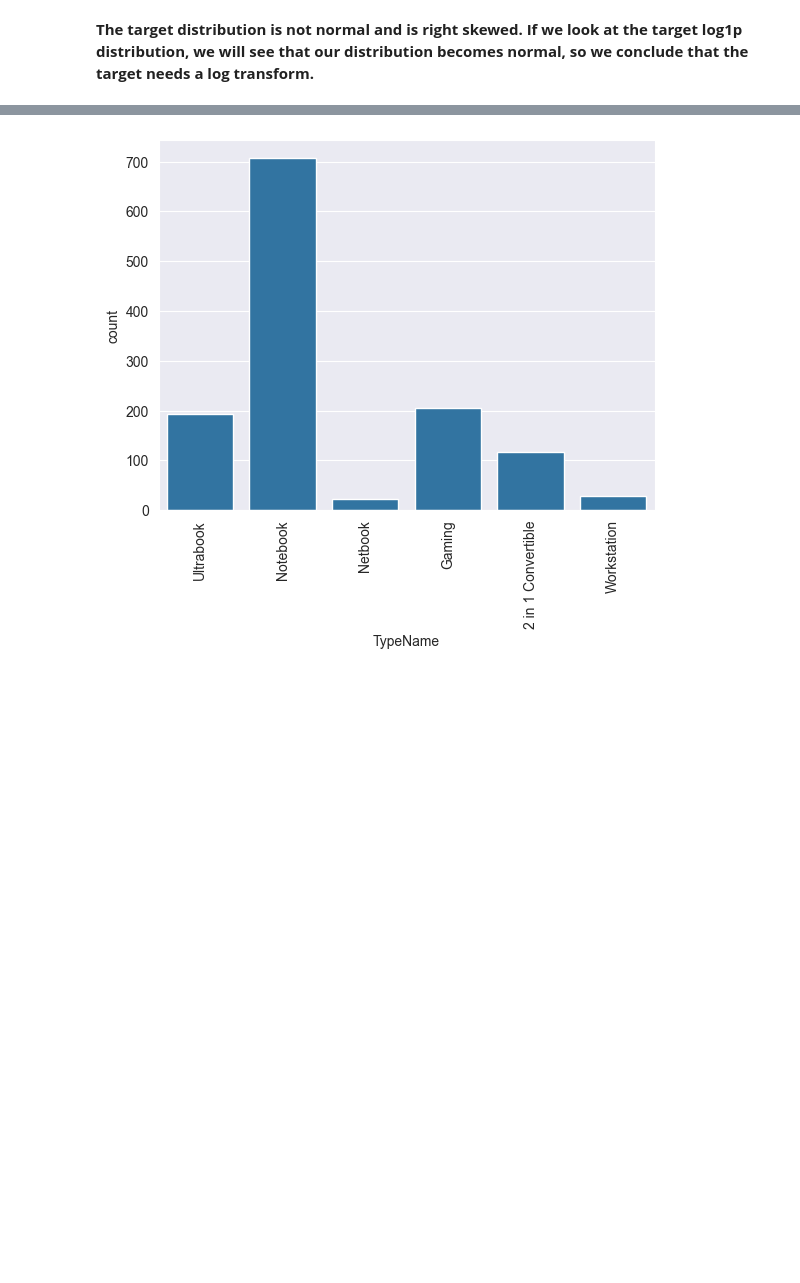
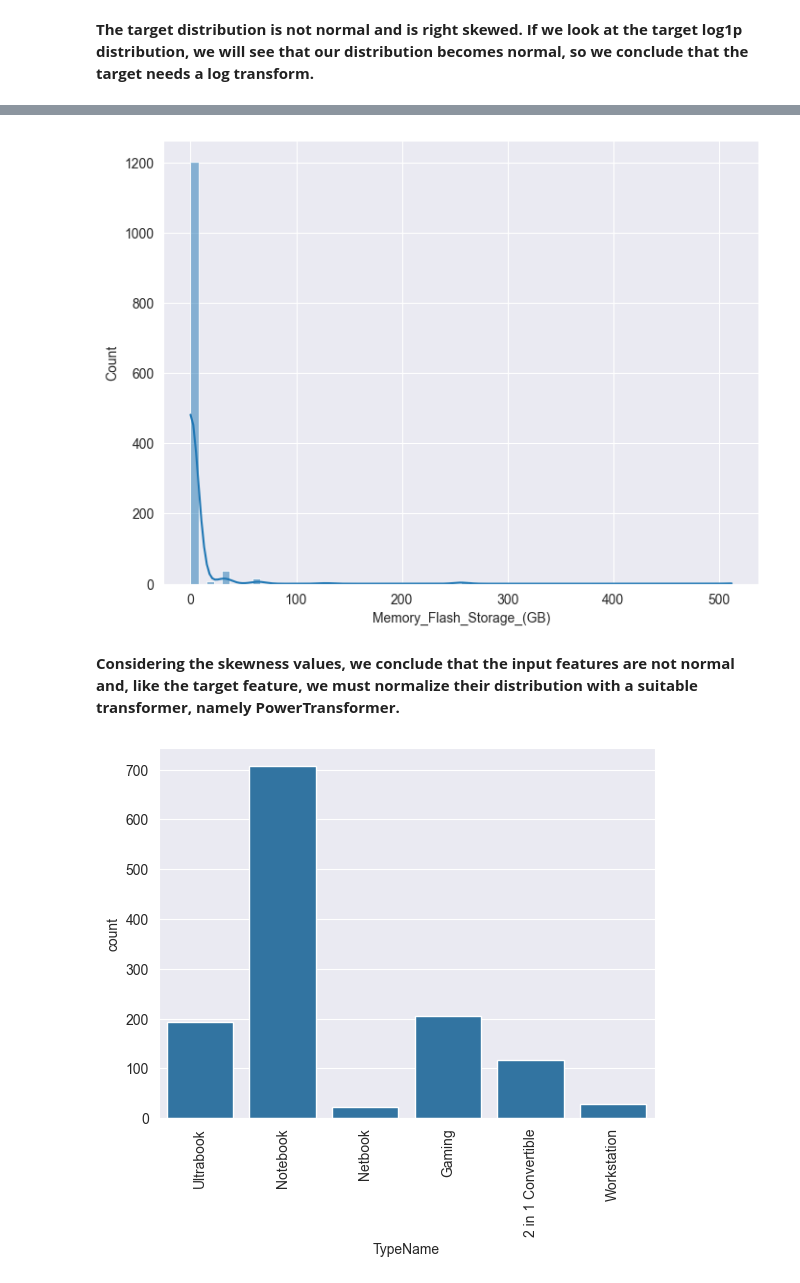
Before and after one commit to mohammad-javad-0/laptop-predict-price, a Jupyter notebook: source_code/eda.ipynb, the cells around one changed output, grey strips where cells are left out. Saved outputs shown, nothing was run; the diff lists cells and outputs as text; code cells hidden in the pictures; blank space fills up the shorter version.

```diff
--- a/source_code/eda.ipynb
+++ b/source_code/eda.ipynb
@@ -377,3 +400,10 @@ sns.histplot(x=np.log1p(df['Price_euros']), kde=True, bins=70);
+# %%
+plt.figure(figsize=(8, 6))
+sns.histplot(x='Memory_Flash_Storage_(GB)', data=df, kde=True, bins=70);
+# %% [output]
+[figure, added]
+# %% [markdown]
+**Considering the skewness values, we conclude that the input features are not normal and, like the target feature, we must normalize their distribution with a suitable transformer, namely PowerTransformer.**
 # %%
 sns.countplot(data=df, x='TypeName')
 plt.xticks(rotation=90);
```
Also changed, not shown: parts of 5 cells of this notebook, 3 other files.
